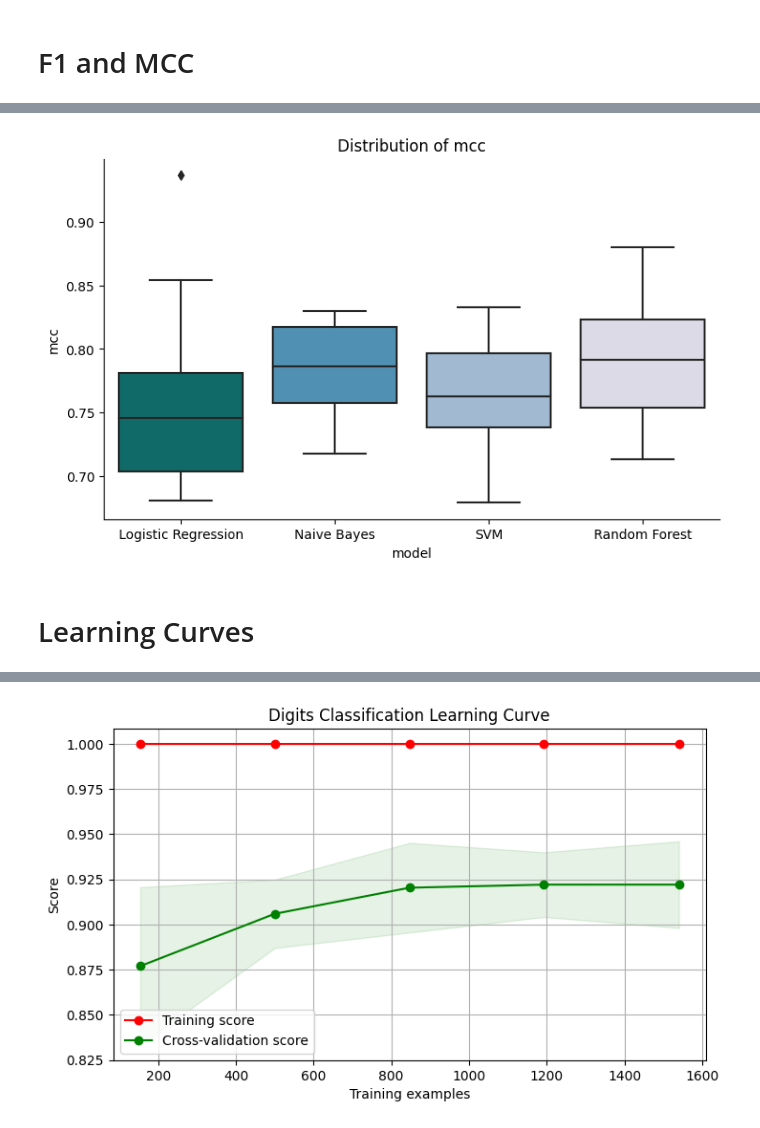
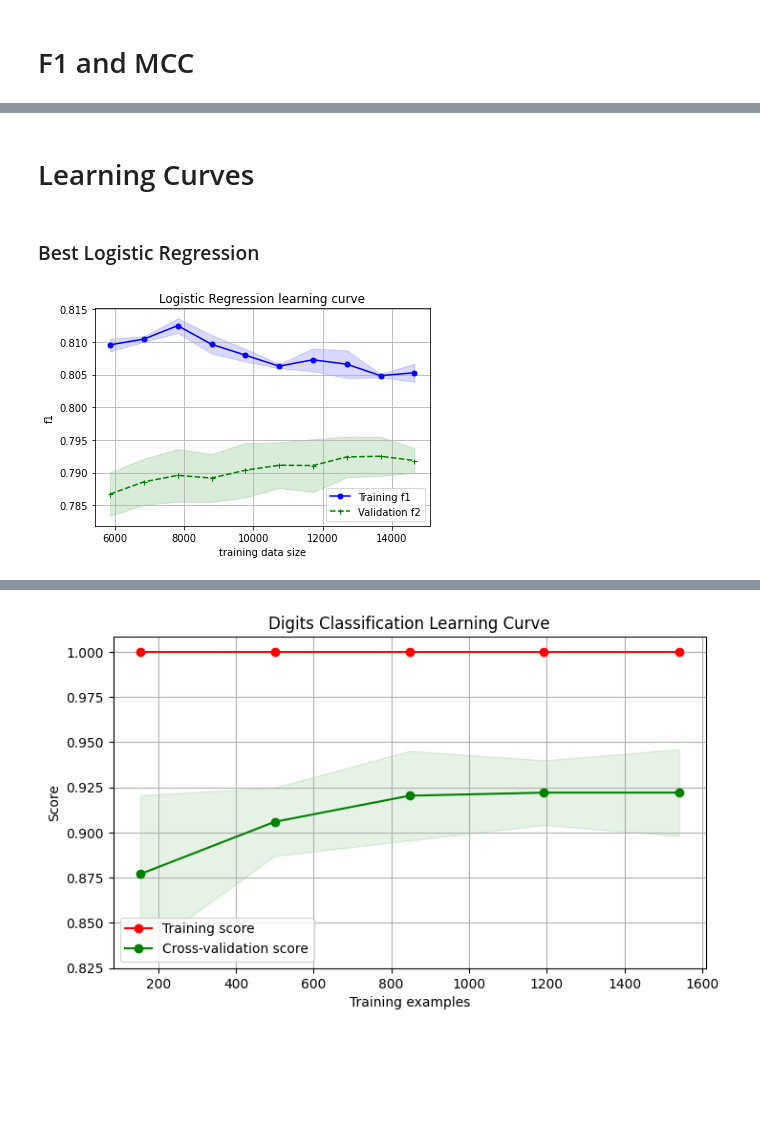
Before and after one commit to OskarKrafft/Machine-Learning-Project, a Jupyter notebook: notebooks/04_Model_Comparison.ipynb, the cells around one changed output, grey strips where cells are left out. Cells and saved outputs as stored; diff of their text form; code cells hidden in the pictures; blank space fills up the shorter version.

```diff
--- a/notebooks/04_Model_Comparison.ipynb
+++ b/notebooks/04_Model_Comparison.ipynb
@@ -215,9 +220,0 @@ catplot.fig.set_size_inches(8 ,4.5)
-# %%
-# mcc boxplot per model
-
-catplot = sns.catplot(data=model_data, x="model", y="mcc", kind="box", palette='PuBuGn_r')
-catplot.set(xticklabels=["Logistic Regression", "Naive Bayes", "SVM", "Random Forest"])
-catplot.set(title='Distribution of mcc')
-catplot.fig.set_size_inches(8 ,4.5)
-# %% [output]
-[figure, removed]
@@ -224,2 +223,4 @@ catplot.fig.set_size_inches(8 ,4.5)
 # %% [markdown]
 # Learning Curves
+# %% [markdown]
+### Best Logistic Regression
@@ -225,0 +235,39 @@ catplot.fig.set_size_inches(8 ,4.5)
+# %%
+import numpy as np
+from sklearn.model_selection import learning_curve
+import matplotlib.pyplot as plt
+from joblib import dump, load
+
+best_logistic_regression = joblib.load('./models/best-logistic-regression-model.joblib')
+
+# Use learning curve to get training and test scores along with train sizes
+#
+train_sizes, train_scores, test_scores = learning_curve(estimator=best_logistic_regression, X=X_train, y=y_train,
+                                                       cv=3, train_sizes=np.linspace(0.4, 1.0, 10),
+                                                       scoring = "f1",
+                                                       n_jobs=-1)
+#
+# Calculate training and test mean and std
+#
+train_mean = np.mean(train_scores, axis=1)
+train_std = np.std(train_scores, axis=1)
+test_mean = np.mean(test_scores, axis=1)
+test_std = np.std(test_scores, axis=1)
+#
+# Plot the learning curve
+#
+plt.plot(train_sizes, train_mean, color='blue', marker='o', markersize=5, label='Training f1')
+plt.fill_between(train_sizes, train_mean + train_std, train_mean - train_std, alpha=0.15, color='blue')
+plt.plot(train_sizes, test_mean, color='green', marker='+', markersize=5, linestyle='--', label='Validation f2')
+plt.fill_between(train_sizes, test_mean + test_std, test_mean - test_std, alpha=0.15, color='green')
+plt.title('Logistic Regression learning curve')
+plt.xlabel('training data size')
+plt.ylabel('f1')
+plt.grid()
+plt.legend(loc='lower right')
+plt.savefig('lg-lc.png')
+plt.show()
+
+# the model
+# %% [output]
+[figure, added]
```
Also changed, not shown: parts of 26 cells of this notebook.
